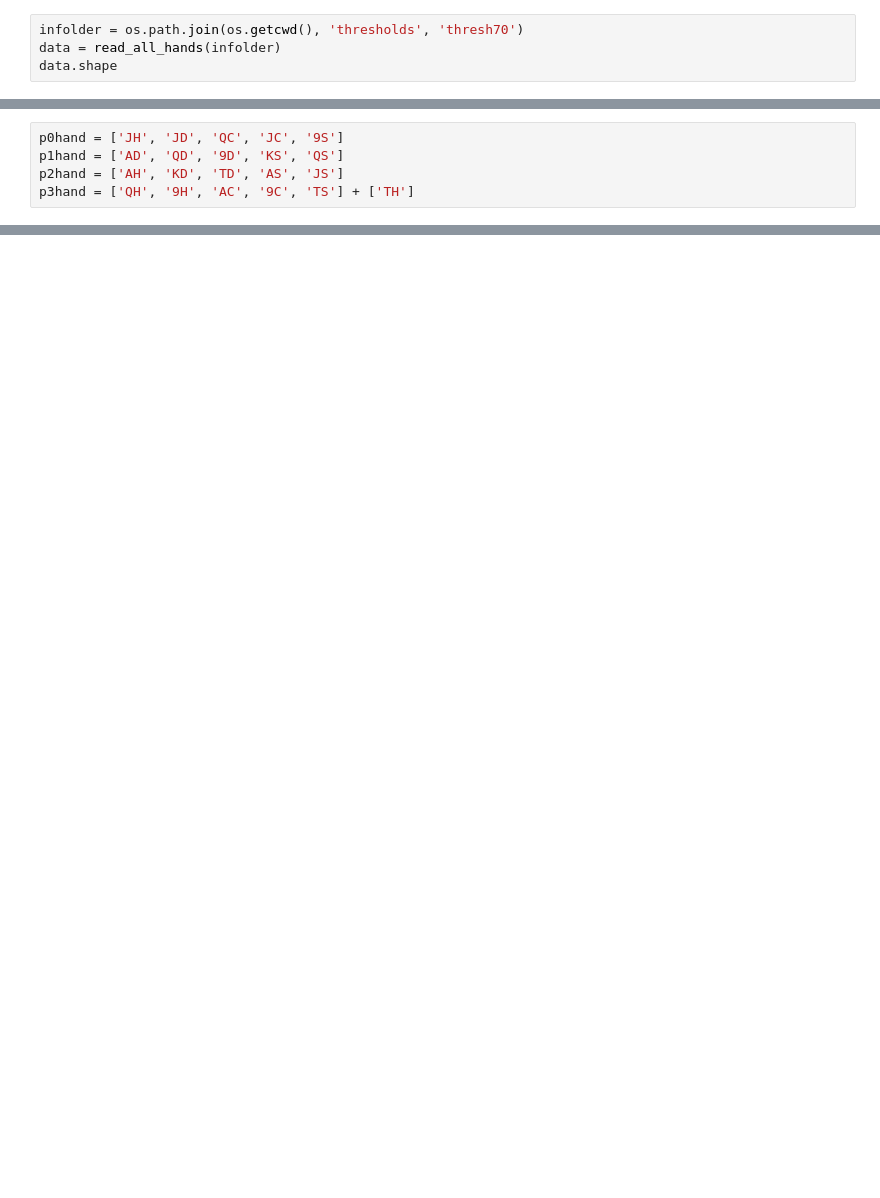
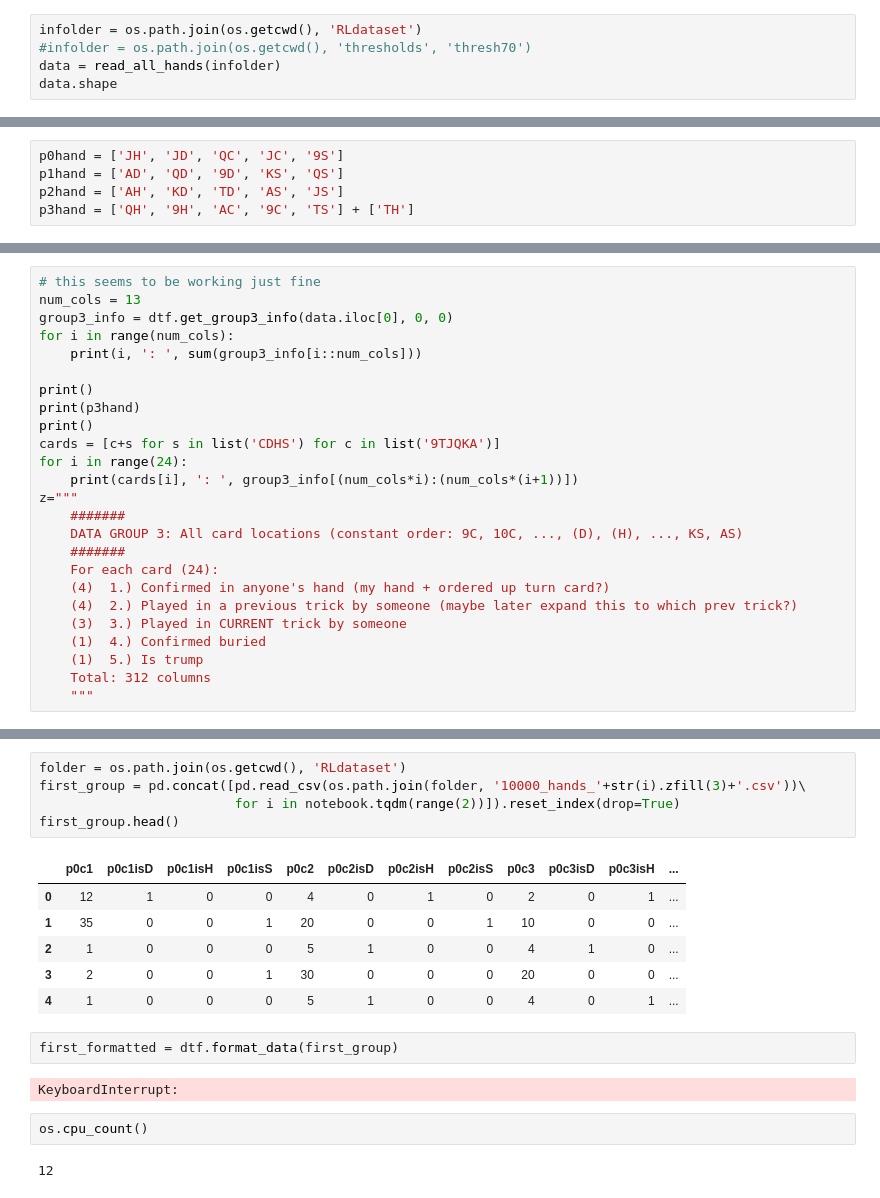
Before and after one commit to andytaylor823/euchre-ML, a Jupyter notebook: PredictingExpertMoves.ipynb, the cells around one changed output, grey strips where cells are left out. Cells and saved outputs as stored; diff of their text form; blank space fills up the shorter version.

Commit message:
4/13 notes: pipeline set up to format data, just have to do it now

```diff
--- a/PredictingExpertMoves.ipynb
+++ b/PredictingExpertMoves.ipynb
@@ -53,7 +65,8 @@ print(tf.__version__)
 # %% [output]
 2.4.0
 # %%
-infolder = os.path.join(os.getcwd(), 'thresholds', 'thresh70')
+infolder = os.path.join(os.getcwd(), 'RLdataset')
+#infolder = os.path.join(os.getcwd(), 'thresholds', 'thresh70')
 data = read_all_hands(infolder)
 data.shape
 # %% [output]
@@ -520,0 +148,25 @@ z
+# %%
+# this seems to be working just fine
+num_cols = 13
+group3_info = dtf.get_group3_info(data.iloc[0], 0, 0)
+for i in range(num_cols):
+    print(i, ': ', sum(group3_info[i::num_cols]))
+
+print()
+print(p3hand)
+print()
+cards = [c+s for s in list('CDHS') for c in list('9TJQKA')]
+for i in range(24):
+    print(cards[i], ': ', group3_info[(num_cols*i):(num_cols*(i+1))])
+z="""
+    #######
+    DATA GROUP 3: All card locations (constant order: 9C, 10C, ..., (D), (H), ..., KS, AS)
+    #######
+    For each card (24):
+    (4)  1.) Confirmed in anyone's hand (my hand + ordered up turn card?)
+    (4)  2.) Played in a previous trick by someone (maybe later expand this to which prev trick?)
+    (3)  3.) Played in CURRENT trick by someone
+    (1)  4.) Confirmed buried
+    (1)  5.) Is trump
+    Total: 312 columns
+    """
@@ -520,0 +201,20 @@ z
+# %%
+folder = os.path.join(os.getcwd(), 'RLdataset')
+first_group = pd.concat([pd.read_csv(os.path.join(folder, '10000_hands_'+str(i).zfill(3)+'.csv'))\
+                         for i in notebook.tqdm(range(2))]).reset_index(drop=True)
+first_group.head()
+# %% [output]
+|  | p0c1 | p0c1isD | p0c1isH | p0c1isS | p0c2 | p0c2isD | p0c2isH | p0c2isS | p0c3 | p0c3isD | p0c3isH | ... |
+| 0 | 12 | 1 | 0 | 0 | 4 | 0 | 1 | 0 | 2 | 0 | 1 | ... |
+| 1 | 35 | 0 | 0 | 1 | 20 | 0 | 0 | 1 | 10 | 0 | 0 | ... |
+| 2 | 1 | 0 | 0 | 0 | 5 | 1 | 0 | 0 | 4 | 1 | 0 | ... |
+| 3 | 2 | 0 | 0 | 1 | 30 | 0 | 0 | 0 | 20 | 0 | 0 | ... |
+| 4 | 1 | 0 | 0 | 0 | 5 | 1 | 0 | 0 | 4 | 0 | 1 | ... |
+# %%
+first_formatted = dtf.format_data(first_group)
+# %% [output]
+KeyboardInterrupt:
+# %%
+os.cpu_count()
+# %% [output]
+12
```
Also changed, not shown: parts of 36 cells of this notebook.
